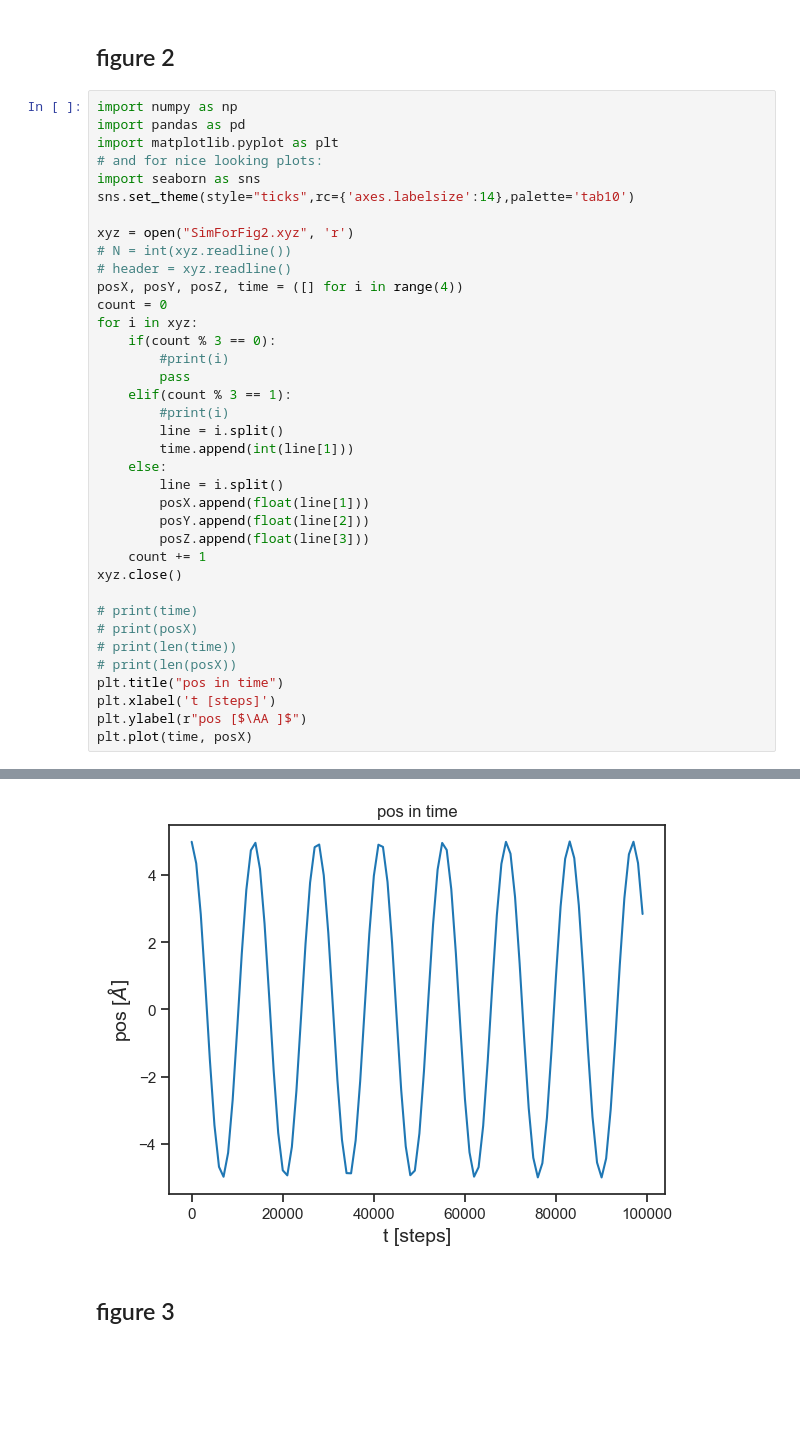
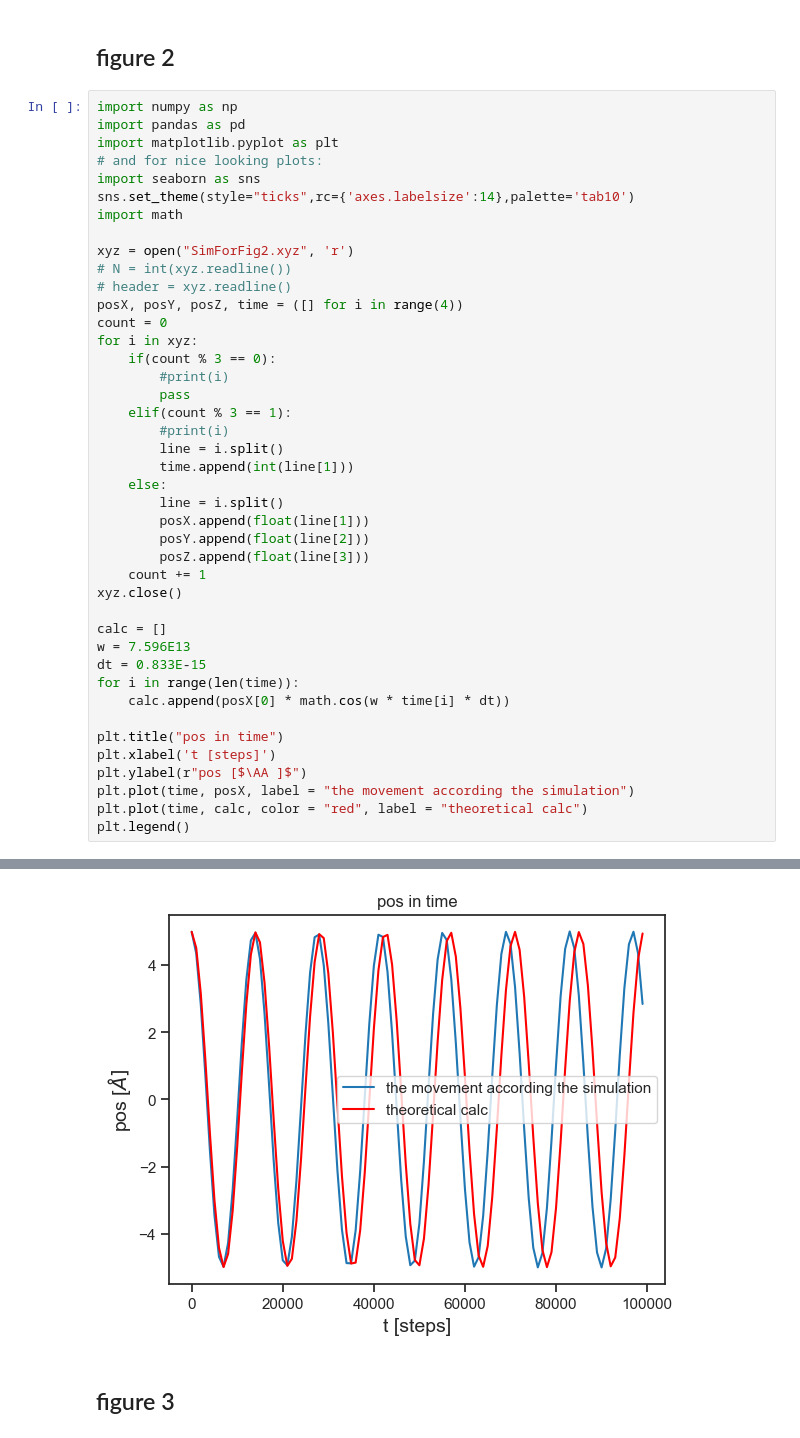
Before and after one commit to SagiMeir/Simulations4Beginners, a Jupyter notebook: getting_started.ipynb, the cells around one changed output, grey strips where cells are left out. Saved outputs shown, nothing was run; the diff lists cells and outputs as text; blank space fills up the shorter version.

```diff
--- a/getting_started.ipynb
+++ b/getting_started.ipynb
@@ -115,6 +115,7 @@ import matplotlib.pyplot as plt
 # and for nice looking plots:
 import seaborn as sns
 sns.set_theme(style="ticks",rc={'axes.labelsize':14},palette='tab10')
+import math
 
 xyz = open("SimForFig2.xyz", 'r')
 # N = int(xyz.readline())
@@ -137,12 +138,16 @@ for i in xyz:
     count += 1
 xyz.close()
 
-# print(time)
-# print(posX)
-# print(len(time))
-# print(len(posX))
+calc = []
+w = 7.596E13
+dt = 0.833E-15
+for i in range(len(time)):
+    calc.append(posX[0] * math.cos(w * time[i] * dt))
+
 plt.title("pos in time")
 plt.xlabel('t [steps]')
 plt.ylabel(r"pos [$\AA ]$")
-plt.plot(time, posX)
+plt.plot(time, posX, label = "the movement according the simulation")
+plt.plot(time, calc, color = "red", label = "theoretical calc")
+plt.legend()
 # %% [output]
@@ -150,4 +155,4 @@ plt.plot(time, posX)
-[figure, old version]
+[figure, new version]
 # %% [markdown]
 ## figure 3
 # %%
```
Also changed, not shown: parts of 1 cell of this notebook, 13 other files.
